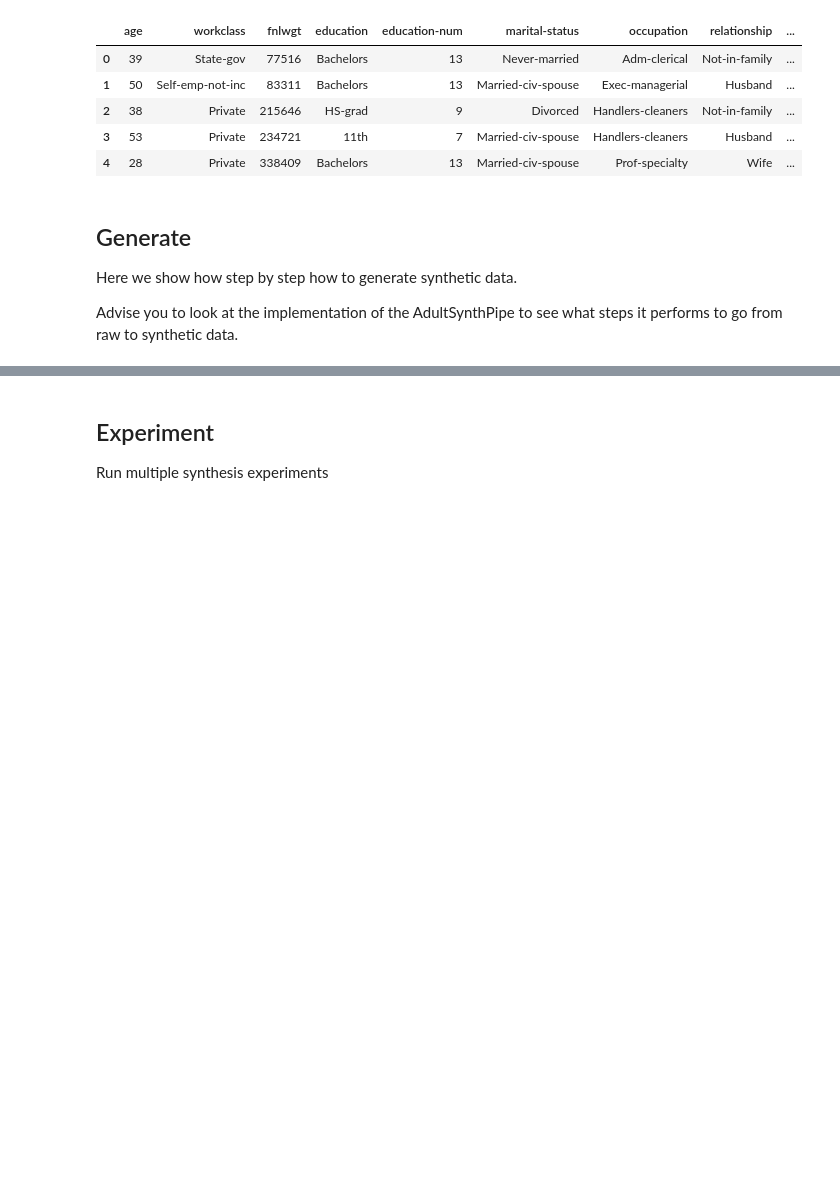
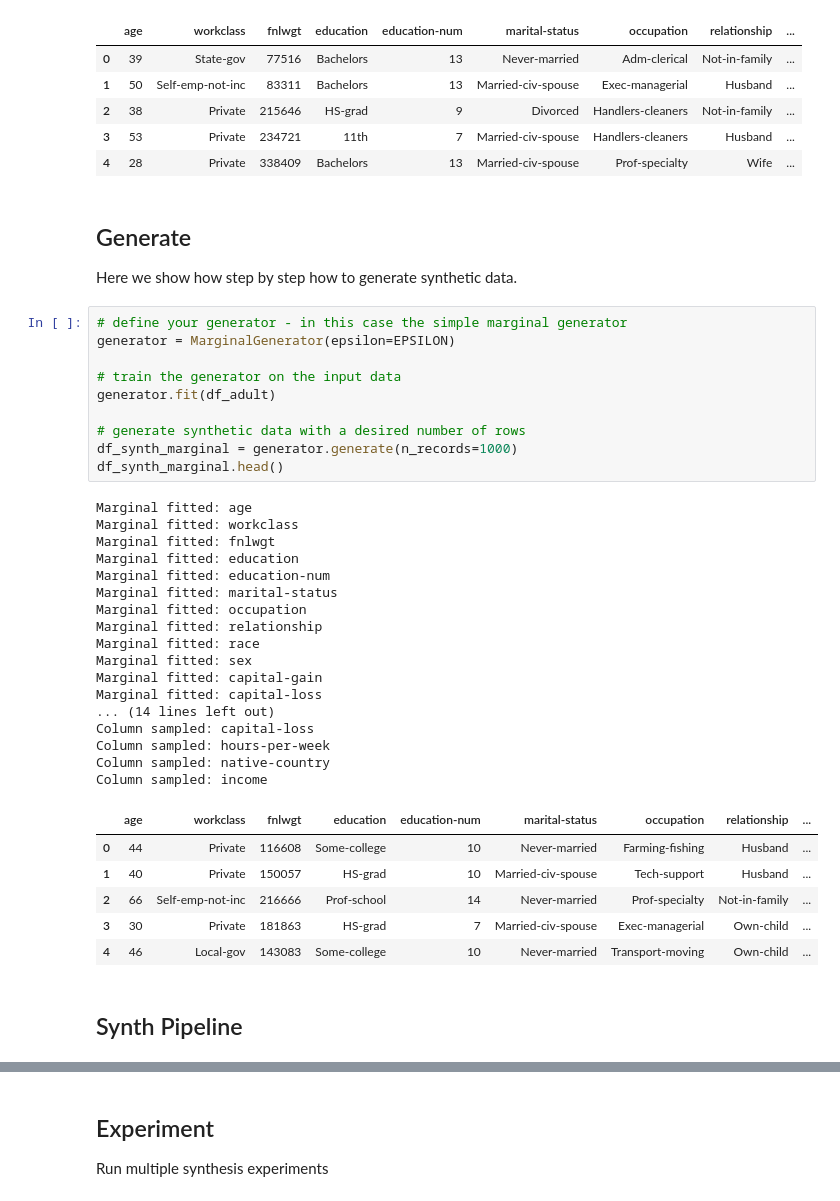
Before and after one commit to gsel9/crn-synth, a Jupyter notebook: examples/adult/000_generate_synthetic_data_adult.ipynb, the cells around one changed output, grey strips where cells are left out. Drawn from its saved outputs; the diff is of its cells as text; blank space fills up the shorter version.

```diff
--- a/examples/adult/000_generate_synthetic_data_adult.ipynb
+++ b/examples/adult/000_generate_synthetic_data_adult.ipynb
@@ -55,5 +56,39 @@ df_adult.head()
 # %% [markdown]
 ## Generate
 Here we show how step by step how to generate synthetic data.
-
-Advise you to look at the implementation of the AdultSynthPipe to see what steps it performs to go from raw to synthetic data.
+# %%
+# define your generator - in this case the simple marginal generator
+generator = MarginalGenerator(epsilon=EPSILON)
+
+# train the generator on the input data
+generator.fit(df_adult)
+
+# generate synthetic data with a desired number of rows
+df_synth_marginal = generator.generate(n_records=1000)
+df_synth_marginal.head()
+# %% [output]
+Marginal fitted: age
+Marginal fitted: workclass
+Marginal fitted: fnlwgt
+Marginal fitted: education
+Marginal fitted: education-num
+Marginal fitted: marital-status
+Marginal fitted: occupation
+Marginal fitted: relationship
+Marginal fitted: race
+Marginal fitted: sex
+Marginal fitted: capital-gain
+Marginal fitted: capital-loss
+... (14 lines left out)
+Column sampled: capital-loss
+Column sampled: hours-per-week
+Column sampled: native-country
+Column sampled: income
+|  | age | workclass | fnlwgt | education | education-num | marital-status | occupation | relationship | ... |
+| 0 | 44 | Private | 116608 | Some-college | 10 | Never-married | Farming-fishing | Husband | ... |
+| 1 | 40 | Private | 150057 | HS-grad | 10 | Married-civ-spouse | Tech-support | Husband | ... |
+| 2 | 66 | Self-emp-not-inc | 216666 | Prof-school | 14 | Never-married | Prof-specialty | Not-in-family | ... |
+| 3 | 30 | Private | 181863 | HS-grad | 7 | Married-civ-spouse | Exec-managerial | Own-child | ... |
+| 4 | 46 | Local-gov | 143083 | Some-college | 10 | Never-married | Transport-moving | Own-child | ... |
+# %% [markdown]
+## Synth Pipeline
```
Also changed, not shown: parts of 11 cells of this notebook, 15 other files.
